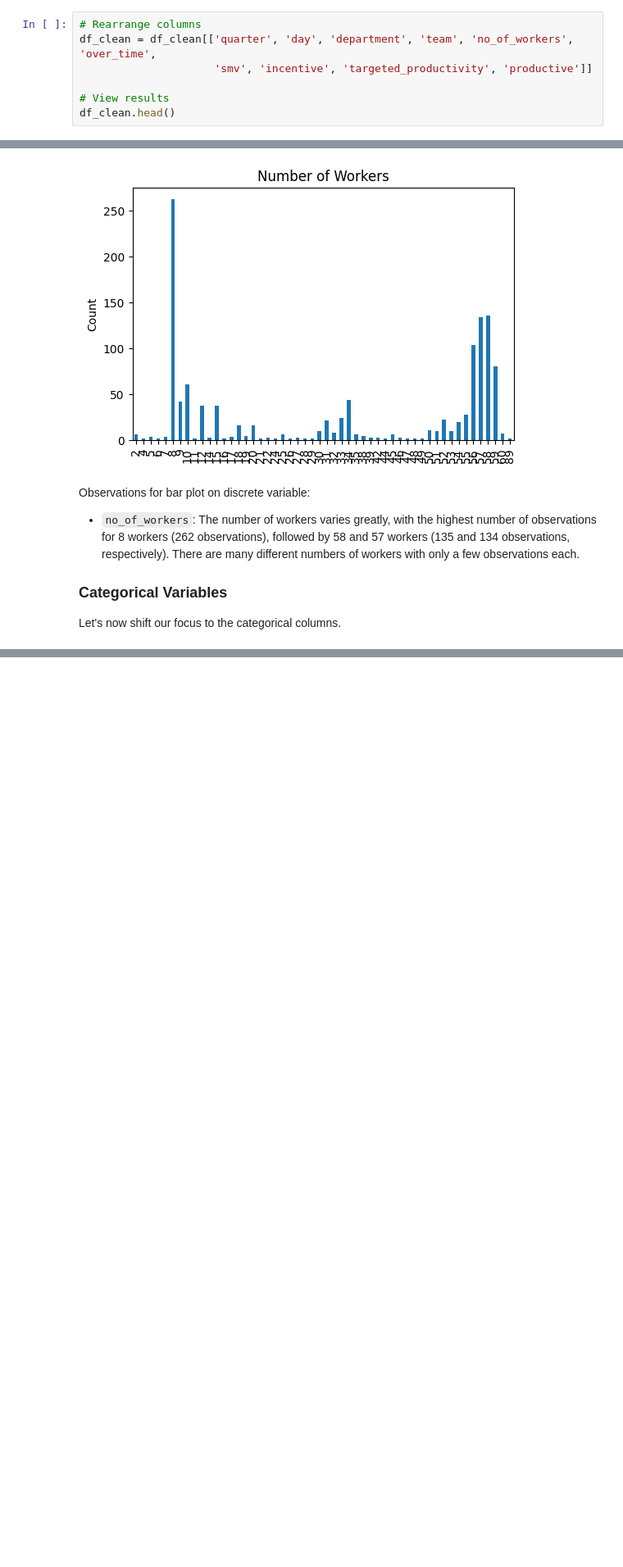
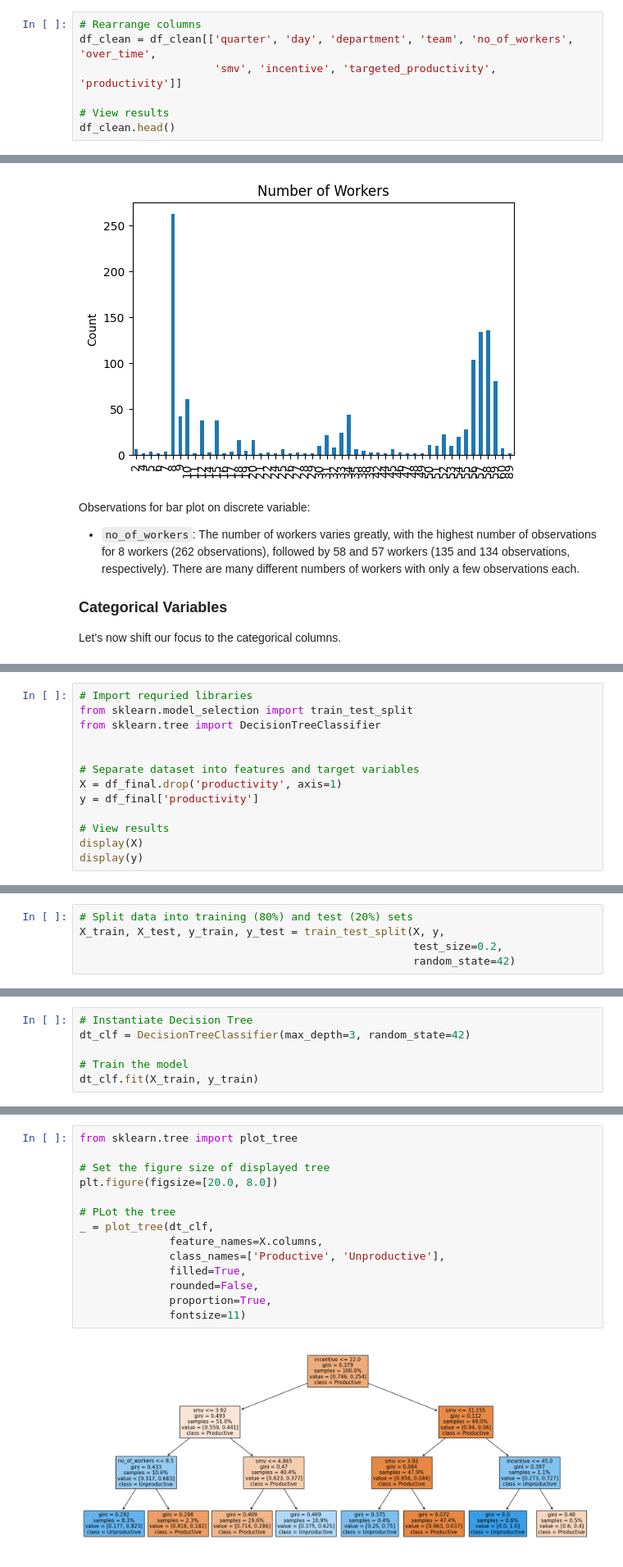
Before and after one commit to MuhammadAwon/datascience-projects, a Jupyter notebook: Projects/classifying-employee-productivity/employee-productivity.ipynb, the cells around one changed output, grey strips where cells are left out. Shown at 82% size. Cells and saved outputs as stored; diff of their text form; blank space fills up the shorter version.

Commit message:
Model evaluation (DT classifier)

```diff
--- a/Projects/classifying-employee-productivity/employee-productivity.ipynb
+++ b/Projects/classifying-employee-productivity/employee-productivity.ipynb
@@ -1041,7 +1043,7 @@ To conclude data cleaning, we'll reorganize columns for readability.
 # %%
 # Rearrange columns
 df_clean = df_clean[['quarter', 'day', 'department', 'team', 'no_of_workers', 'over_time',
-                     'smv', 'incentive', 'targeted_productivity', 'productive']]
+                     'smv', 'incentive', 'targeted_productivity', 'productivity']]
 
 # View results
 df_clean.head()
@@ -1371,0 +1339,13 @@ df_final.head()
+# %%
+# Import requried libraries
+from sklearn.model_selection import train_test_split
+from sklearn.tree import DecisionTreeClassifier
+
+
+# Separate dataset into features and target variables
+X = df_final.drop('productivity', axis=1)
+y = df_final['productivity']
+
+# View results
+display(X)
+display(y)
@@ -1371,0 +1378,5 @@ df_final.head()
+# %%
+# Split data into training (80%) and test (20%) sets
+X_train, X_test, y_train, y_test = train_test_split(X, y,
+                                                    test_size=0.2,
+                                                    random_state=42)
@@ -1371,0 +1385,6 @@ df_final.head()
+# %%
+# Instantiate Decision Tree
+dt_clf = DecisionTreeClassifier(max_depth=3, random_state=42)
+
+# Train the model
+dt_clf.fit(X_train, y_train)
@@ -1371,0 +1423,16 @@ df_final.head()
+# %%
+from sklearn.tree import plot_tree
+
+# Set the figure size of displayed tree
+plt.figure(figsize=[20.0, 8.0])
+
+# PLot the tree
+_ = plot_tree(dt_clf,
+              feature_names=X.columns,
+              class_names=['Productive', 'Unproductive'],
+              filled=True,
+              rounded=False,
+              proportion=True,
+              fontsize=11)
+# %% [output]
+[figure, added]
```
Also changed, not shown: parts of 42 cells of this notebook.
